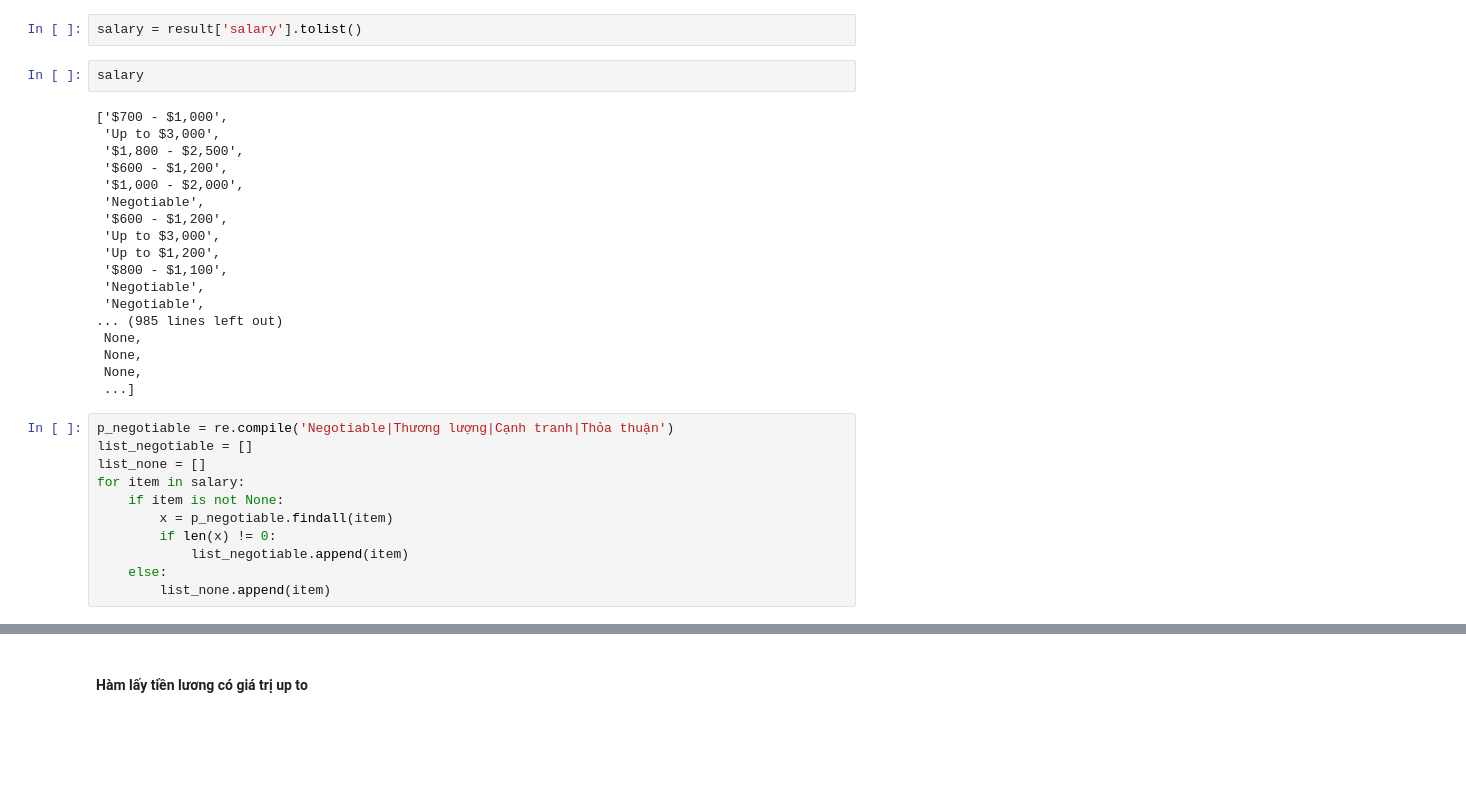
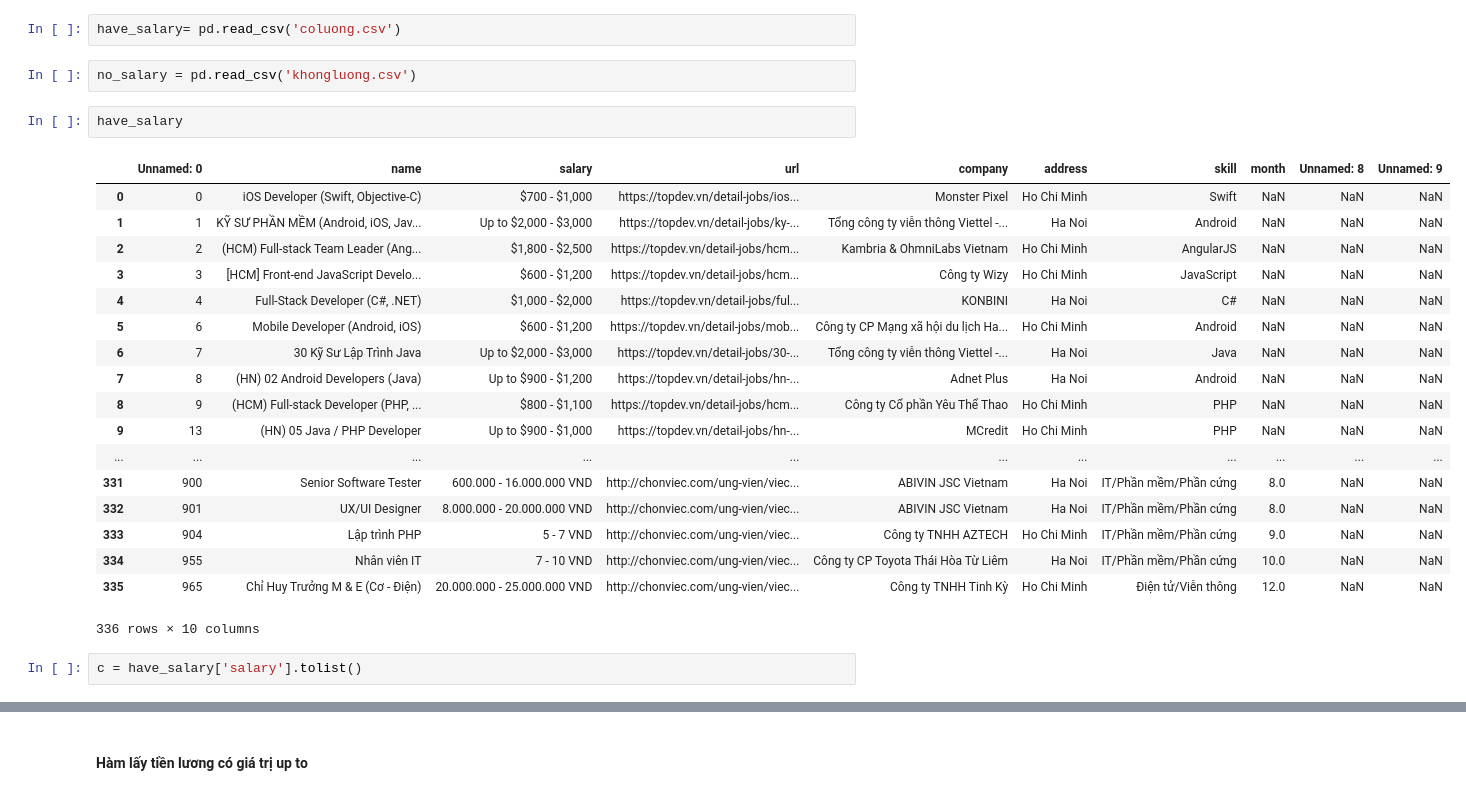
Before and after one commit to thanhcong96199/JOB, a Jupyter notebook: Results_data_work.ipynb, the cells around one changed output, grey strips where cells are left out. Cells and saved outputs as stored; diff of their text form; blank space fills up the shorter version.

```diff
--- a/Results_data_work.ipynb
+++ b/Results_data_work.ipynb
@@ -38,33 +80,27 @@ key_salary
+# %%
+have_salary= pd.read_csv('coluong.csv')
+# %%
+no_salary = pd.read_csv('khongluong.csv')
+# %%
+have_salary
+# %% [output]
+|  | Unnamed: 0 | name | salary | url | company | address | skill | month | Unnamed: 8 | Unnamed: 9 |
+| 0 | 0 | iOS Developer (Swift, Objective-C) | $700 - $1,000 | https://topdev.vn/detail-jobs/ios... | Monster Pixel | Ho Chi Minh | Swift | NaN | NaN | NaN |
+| 1 | 1 | KỸ SƯ PHẦN MỀM (Android, iOS, Jav... | Up to $2,000 - $3,000 | https://topdev.vn/detail-jobs/ky-... | Tổng công ty viễn thông Viettel -... | Ha Noi | Android | NaN | NaN | NaN |
+| 2 | 2 | (HCM) Full-stack Team Leader (Ang... | $1,800 - $2,500 | https://topdev.vn/detail-jobs/hcm... | Kambria & OhmniLabs Vietnam | Ho Chi Minh | AngularJS | NaN | NaN | NaN |
+| 3 | 3 | [HCM] Front-end JavaScript Develo... | $600 - $1,200 | https://topdev.vn/detail-jobs/hcm... | Công ty Wizy | Ho Chi Minh | JavaScript | NaN | NaN | NaN |
+| 4 | 4 | Full-Stack Developer (C#, .NET) | $1,000 - $2,000 | https://topdev.vn/detail-jobs/ful... | KONBINI | Ha Noi | C# | NaN | NaN | NaN |
+| 5 | 6 | Mobile Developer (Android, iOS) | $600 - $1,200 | https://topdev.vn/detail-jobs/mob... | Công ty CP Mạng xã hội du lịch Ha... | Ho Chi Minh | Android | NaN | NaN | NaN |
+| 6 | 7 | 30 Kỹ Sư Lập Trình Java | Up to $2,000 - $3,000 | https://topdev.vn/detail-jobs/30-... | Tổng công ty viễn thông Viettel -... | Ha Noi | Java | NaN | NaN | NaN |
+| 7 | 8 | (HN) 02 Android Developers (Java) | Up to $900 - $1,200 | https://topdev.vn/detail-jobs/hn-... | Adnet Plus | Ha Noi | Android | NaN | NaN | NaN |
+| 8 | 9 | (HCM) Full-stack Developer (PHP, ... | $800 - $1,100 | https://topdev.vn/detail-jobs/hcm... | Công ty Cổ phần Yêu Thể Thao | Ho Chi Minh | PHP | NaN | NaN | NaN |
+| 9 | 13 | (HN) 05 Java / PHP Developer | Up to $900 - $1,000 | https://topdev.vn/detail-jobs/hn-... | MCredit | Ho Chi Minh | PHP | NaN | NaN | NaN |
+| ... | ... | ... | ... | ... | ... | ... | ... | ... | ... | ... |
+| 331 | 900 | Senior Software Tester | 600.000 - 16.000.000 VND | http://chonviec.com/ung-vien/viec... | ABIVIN JSC Vietnam | Ha Noi | IT/Phần mềm/Phần cứng | 8.0 | NaN | NaN |
+| 332 | 901 | UX/UI Designer | 8.000.000 - 20.000.000 VND | http://chonviec.com/ung-vien/viec... | ABIVIN JSC Vietnam | Ha Noi | IT/Phần mềm/Phần cứng | 8.0 | NaN | NaN |
+| 333 | 904 | Lập trình PHP | 5 - 7 VND | http://chonviec.com/ung-vien/viec... | Công ty TNHH AZTECH | Ho Chi Minh | IT/Phần mềm/Phần cứng | 9.0 | NaN | NaN |
+| 334 | 955 | Nhân viên IT | 7 - 10 VND | http://chonviec.com/ung-vien/viec... | Công ty CP Toyota Thái Hòa Từ Liêm | Ha Noi | IT/Phần mềm/Phần cứng | 10.0 | NaN | NaN |
+| 335 | 965 | Chỉ Huy Trưởng M & E (Cơ - Điện) | 20.000.000 - 25.000.000 VND | http://chonviec.com/ung-vien/viec... | Công ty TNHH Tinh Kỳ | Ho Chi Minh | Điện tử/Viễn thông | 12.0 | NaN | NaN |
+336 rows × 10 columns
 # %%
-salary = result['salary'].tolist()
+c = have_salary['salary'].tolist()
-# %%
-salary
-# %% [output]
-['$700 - $1,000',
- 'Up to $3,000',
- '$1,800 - $2,500',
- '$600 - $1,200',
- '$1,000 - $2,000',
- 'Negotiable',
- '$600 - $1,200',
- 'Up to $3,000',
- 'Up to $1,200',
- '$800 - $1,100',
- 'Negotiable',
- 'Negotiable',
-... (985 lines left out)
- None,
- None,
- None,
- ...]
-# %%
-p_negotiable = re.compile('Negotiable|Thương lượng|Cạnh tranh|Thỏa thuận')
-list_negotiable = []
-list_none = []
-for item in salary:
-    if item is not None:
-        x = p_negotiable.findall(item)
-        if len(x) != 0:
-            list_negotiable.append(item)
-    else:
-        list_none.append(item)
```
Also changed, not shown: parts of 119 cells of this notebook.
